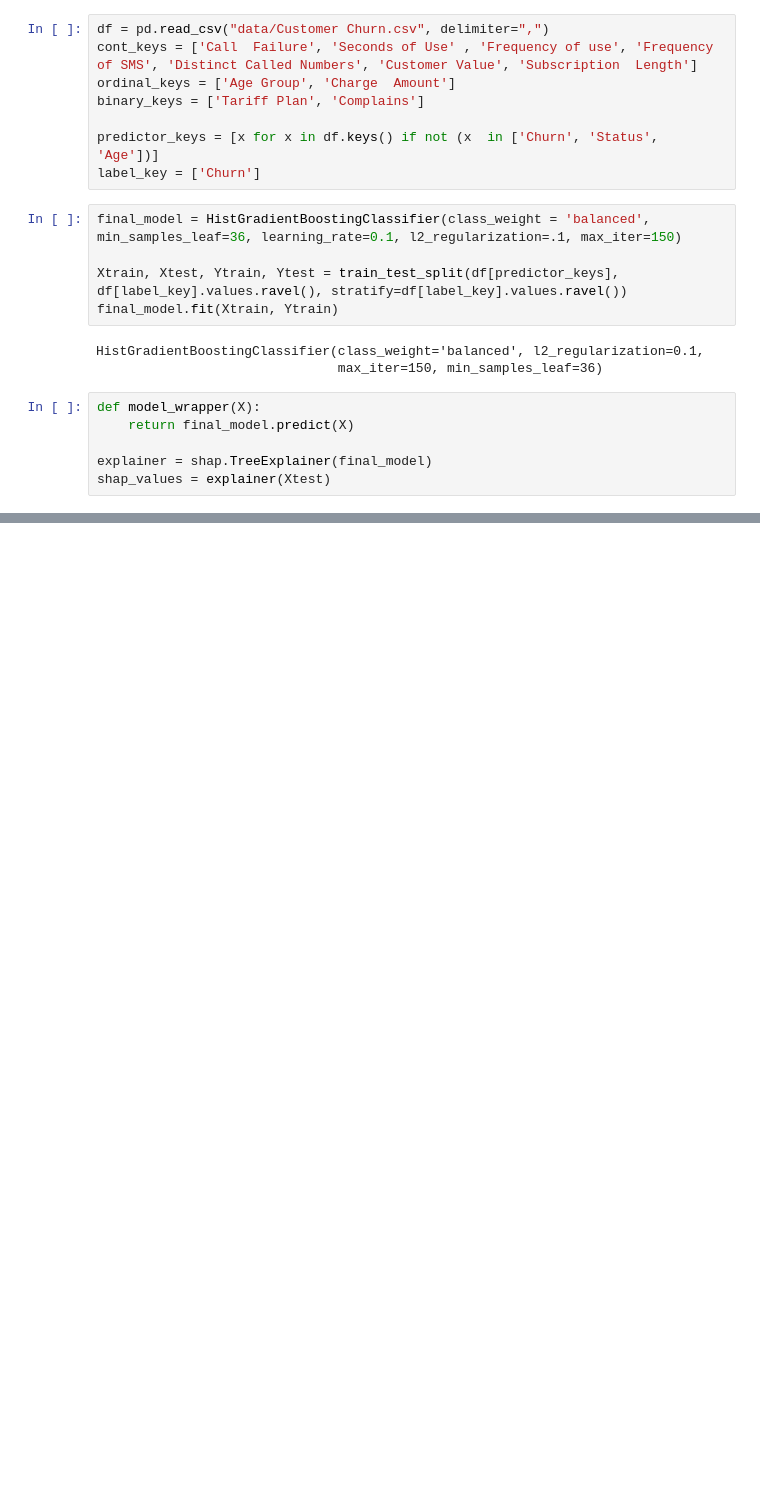
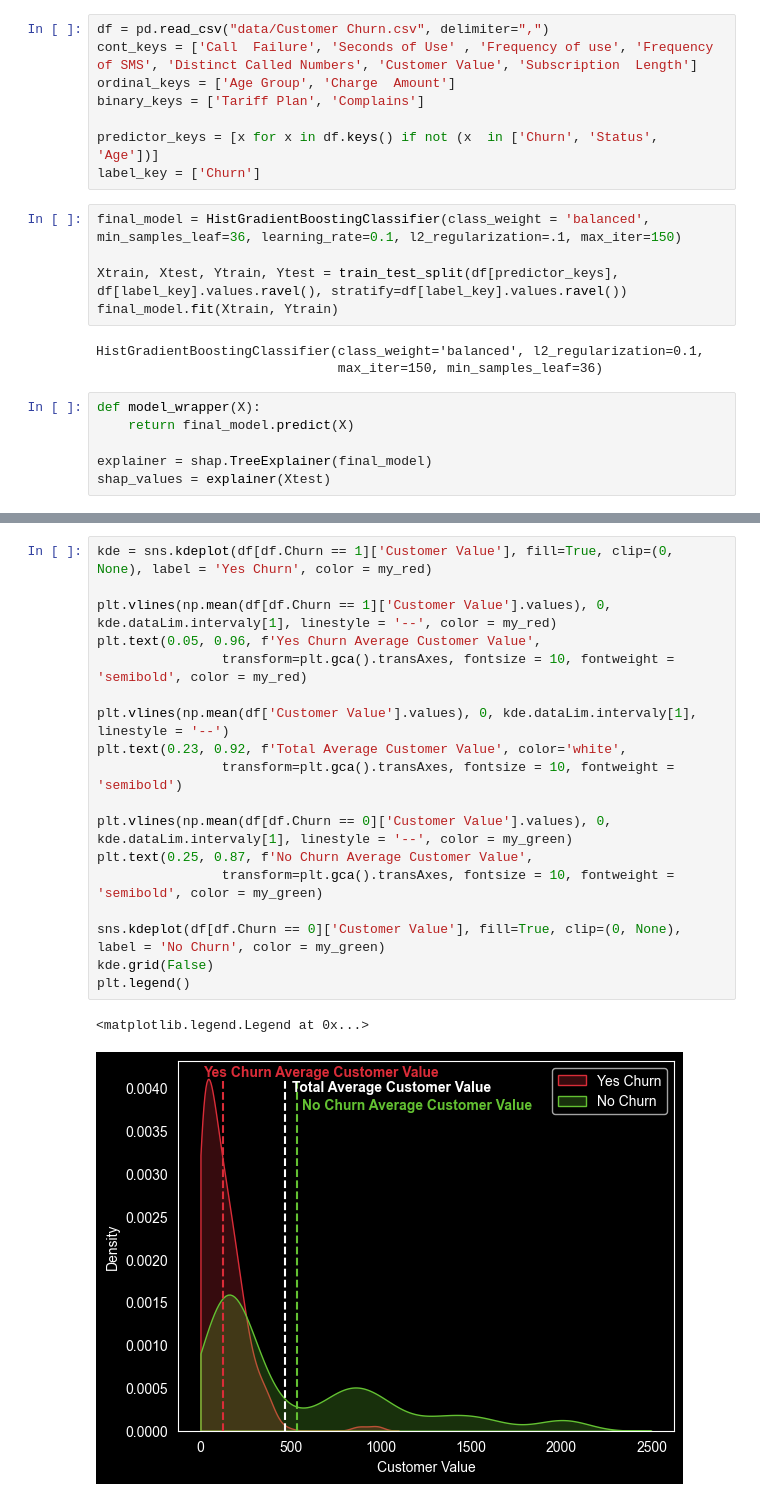
Before and after one commit to MathiasVanPatten/iranian_churn_tele, a Jupyter notebook: readme_plot_maker.ipynb, the cells around one changed output, grey strips where cells are left out. Drawn from its saved outputs; the diff is of its cells as text; blank space fills up the shorter version.

```diff
--- a/readme_plot_maker.ipynb
+++ b/readme_plot_maker.ipynb
@@ -92,0 +54,21 @@ shap.summary_plot(shap_values_neg, )
+# %%
+kde = sns.kdeplot(df[df.Churn == 1]['Customer Value'], fill=True, clip=(0, None), label = 'Yes Churn', color = my_red)
+
+plt.vlines(np.mean(df[df.Churn == 1]['Customer Value'].values), 0, kde.dataLim.intervaly[1], linestyle = '--', color = my_red)
+plt.text(0.05, 0.96, f'Yes Churn Average Customer Value',
+                transform=plt.gca().transAxes, fontsize = 10, fontweight = 'semibold', color = my_red)
+
+plt.vlines(np.mean(df['Customer Value'].values), 0, kde.dataLim.intervaly[1], linestyle = '--')
+plt.text(0.23, 0.92, f'Total Average Customer Value', color='white',
+                transform=plt.gca().transAxes, fontsize = 10, fontweight = 'semibold')
+
+plt.vlines(np.mean(df[df.Churn == 0]['Customer Value'].values), 0, kde.dataLim.intervaly[1], linestyle = '--', color = my_green)
+plt.text(0.25, 0.87, f'No Churn Average Customer Value',
+                transform=plt.gca().transAxes, fontsize = 10, fontweight = 'semibold', color = my_green)
+
+sns.kdeplot(df[df.Churn == 0]['Customer Value'], fill=True, clip=(0, None), label = 'No Churn', color = my_green)
+kde.grid(False)
+plt.legend()
+# %% [output]
+<matplotlib.legend.Legend at 0x...>
+[figure, added]
```
Also changed, not shown: parts of 9 cells of this notebook, 3 other files.
